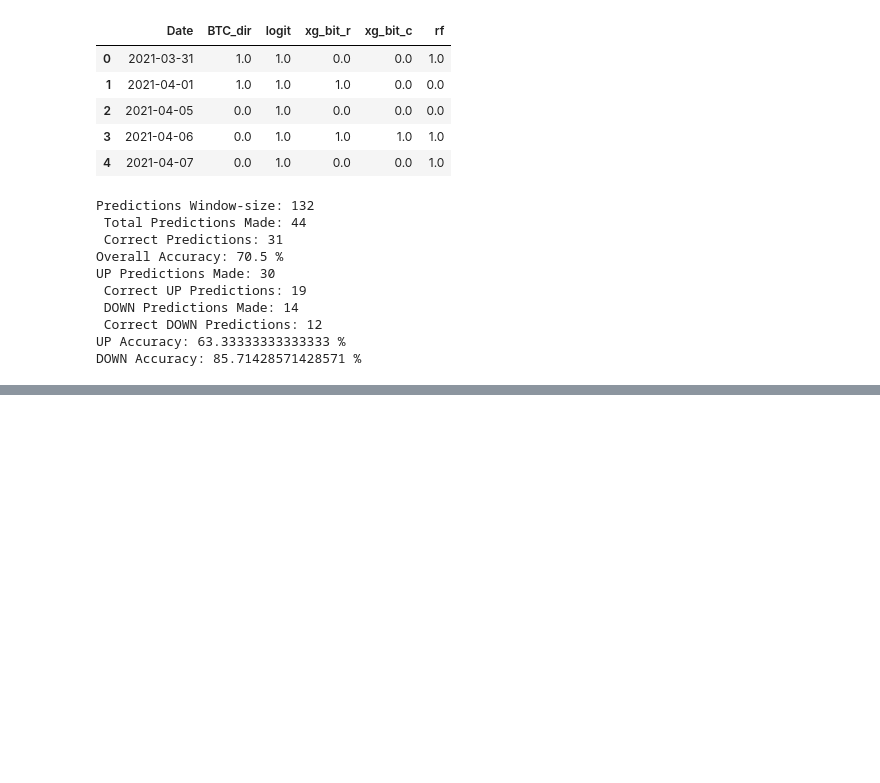
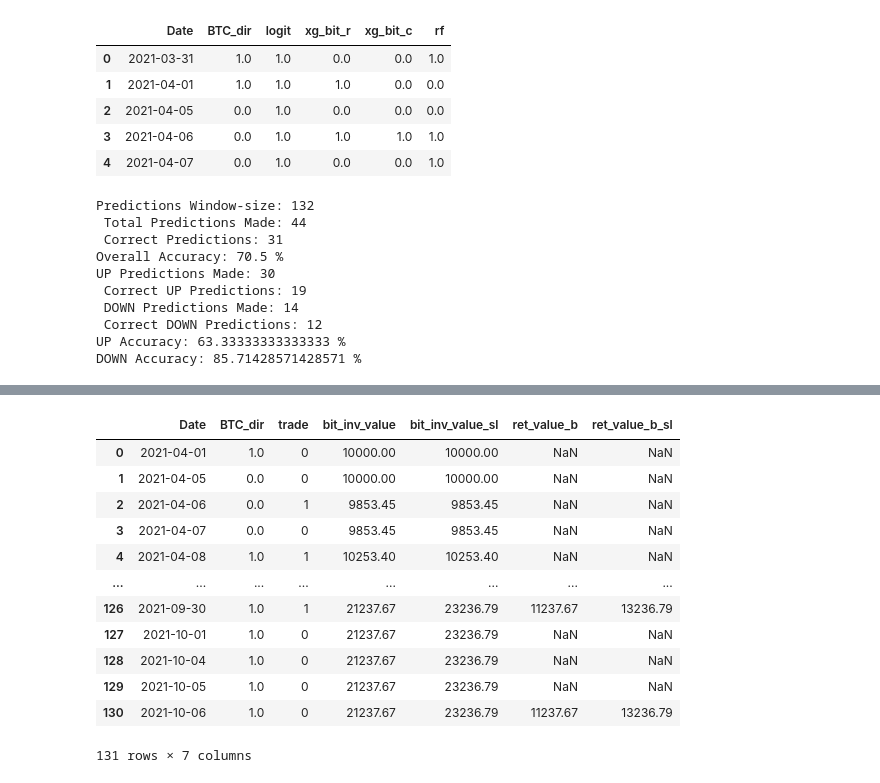
Before and after one commit to cell2silicon/Investment_Strategy, a Jupyter notebook: invest_strategy_Bitcoin.ipynb, the cells around one changed output, grey strips where cells are left out. Drawn from its saved outputs; the diff is of its cells as text; code cells hidden in the pictures; blank space fills up the shorter version.

```diff
--- a/invest_strategy_Bitcoin.ipynb
+++ b/invest_strategy_Bitcoin.ipynb
@@ -37,7 +40,7 @@ btc_data_clean["BTC_Change%"] = btc_data_clean["Close_Btc"].pct_change()
 btc_data_clean['BTC_Change%_lag'] = btc_data_clean["BTC_Change%"].shift(1)
 
 # Construction direction of BITCOIN movement
-btc_data_clean['BTC_dir'] = (btc_data_clean["BTC_Change%"]>0).astype(float)
+btc_data_clean['BTC_dir'] = (btc_data_clean["BTC_Change%"]>0).astype(int)
 btc_data_clean['BTC_dir_lag'] = btc_data_clean['BTC_dir'].shift(1)
 # btc_data_clean
 # %%
@@ -492,18 +495,18 @@ trading_str.head()
 # %%
 # Ensemble output:
 
-trading_str['sum'] = trading_str['xg_bit_r'] + trading_str['xg_bit_c'] + trading_str['rf'] + trading_str['logit']
-trading_str['trade'] = np.where(trading_str['sum']==4, 1, np.where((trading_str['sum']==0), -1, 0))
+trading_str_b['sum'] = trading_str_b['xg_bit_r'] + trading_str_b['xg_bit_c'] + trading_str_b['rf'] + trading_str_b['logit']
+trading_str_b['trade'] = np.where(trading_str_b['sum']==4, 1, np.where((trading_str_b['sum']==0), -1, 0))
 
 # Determining Accuracy
-a = trading_str['BTC_dir'][trading_str['trade']==1].count()
-b = trading_str['BTC_dir'][(trading_str['trade']==1) & (trading_str['BTC_dir']==1)].count()
+a = trading_str_b['BTC_dir'][trading_str_b['trade']==1].count()
+b = trading_str_b['BTC_dir'][(trading_str_b['trade']==1) & (trading_str_b['BTC_dir']==1)].count()
 
-c = trading_str['BTC_dir'][trading_str['trade']==-1].count()
-d = trading_str['BTC_dir'][(trading_str['trade']==-1) & (trading_str['BTC_dir']==0)].count()
+c = trading_str_b['BTC_dir'][trading_str_b['trade']==-1].count()
+d = trading_str_b['BTC_dir'][(trading_str_b['trade']==-1) & (trading_str_b['BTC_dir']==0)].count()
 
 # Printing out accuracy of predictions
-print('Predictions Window-size:', len(trading_str), '\n', 'Total Predictions Made:', a+c, '\n', 'Correct Predictions:', b+d)
+print('Predictions Window-size:', len(trading_str_b), '\n', 'Total Predictions Made:', a+c, '\n', 'Correct Predictions:', b+d)
 print('Overall Accuracy:', round((b+d)/(a+c)*100,1),'%')
 
 print('UP Predictions Made:', a, '\n', 'Correct UP Predictions:', b, '\n', 'DOWN Predictions Made:', c, '\n', 'Correct DOWN Predictions:', d)
@@ -526 +526,49 @@ DOWN Accuracy: 85.71428571428571 %
+# %%
+trading_str_b = trading_str_b[["Date", "BTC_dir", "trade"]]
+bit_df = bit_2[["Date", "BTC_Change%"]]
+trading_str_b = trading_str_b.merge(bit_df, on="Date", how="left" )
+# Dropping first row
+# trading_str_b = trading_str_b.iloc[1: , :]
+trading_str_b["return_bit"] = trading_str_b["trade"] * trading_str_b["BTC_Change%"]
+trading_str_b["total_ret_b"] = trading_str_b["return_bit"] + 1
+trading_str_b["cum_tot_ret_b"] = trading_str_b["total_ret_b"].cumprod()
+# We are assuming that we are starting from investment of USD 10,000.
+trading_str_b["bit_inv_value"] = round(trading_str_b["cum_tot_ret_b"] * 10000 ,2)
+
+# Trading with STOP LOSS at 5%
+sl_level = 0.05
+trading_str_b["total_ret_b_sl"] = np.where(trading_str_b["return_bit"]<-sl_level, -sl_level, trading_str_b["return_bit"]) + 1
+trading_str_b["cum_tot_ret_b_sl"] = trading_str_b["total_ret_b_sl"].cumprod()
+# We are assuming that we are starting from investment of USD 10,000.
+trading_str_b["bit_inv_value_sl"] = round(trading_str_b["cum_tot_ret_b_sl"] * 10000 ,2)
+
+
+trading_str_b['month'] = trading_str_b['Date'].dt.month
+
+ls = [4, 5, 6, 7, 8, 9, 10]
+for i in ls:
+    trading_str_b.loc[trading_str_b['month']==i, 'max_date'] = trading_str_b['Date'][trading_str_b['month']==i].max()
+
+trading_str_b.loc[trading_str_b["Date"] == trading_str_b["max_date"], "ret_value_b"] = trading_str_b["bit_inv_value"] - 10000
+trading_str_b.loc[trading_str_b["Date"] == trading_str_b["max_date"], "ret_value_b_sl"] = trading_str_b["bit_inv_value_sl"] - 10000
+
+trading_str_b = trading_str_b.drop(columns=['month', 'max_date'])
+
+
+trading_str_b = trading_str_b[["Date", "BTC_dir", "trade", "bit_inv_value", "bit_inv_value_sl", "ret_value_b", "ret_value_b_sl"]]
+trading_str_b
+# %% [output]
+|  | Date | BTC_dir | trade | bit_inv_value | bit_inv_value_sl | ret_value_b | ret_value_b_sl |
+| 0 | 2021-04-01 | 1.0 | 0 | 10000.00 | 10000.00 | NaN | NaN |
+| 1 | 2021-04-05 | 0.0 | 0 | 10000.00 | 10000.00 | NaN | NaN |
+| 2 | 2021-04-06 | 0.0 | 1 | 9853.45 | 9853.45 | NaN | NaN |
+| 3 | 2021-04-07 | 0.0 | 0 | 9853.45 | 9853.45 | NaN | NaN |
+| 4 | 2021-04-08 | 1.0 | 1 | 10253.40 | 10253.40 | NaN | NaN |
+| ... | ... | ... | ... | ... | ... | ... | ... |
+| 126 | 2021-09-30 | 1.0 | 1 | 21237.67 | 23236.79 | 11237.67 | 13236.79 |
+| 127 | 2021-10-01 | 1.0 | 0 | 21237.67 | 23236.79 | NaN | NaN |
+| 128 | 2021-10-04 | 1.0 | 0 | 21237.67 | 23236.79 | NaN | NaN |
+| 129 | 2021-10-05 | 1.0 | 0 | 21237.67 | 23236.79 | NaN | NaN |
+| 130 | 2021-10-06 | 1.0 | 0 | 21237.67 | 23236.79 | 11237.67 | 13236.79 |
+131 rows × 7 columns
 # %%
```
Also changed, not shown: parts of 6 cells of this notebook, 11 other files.
